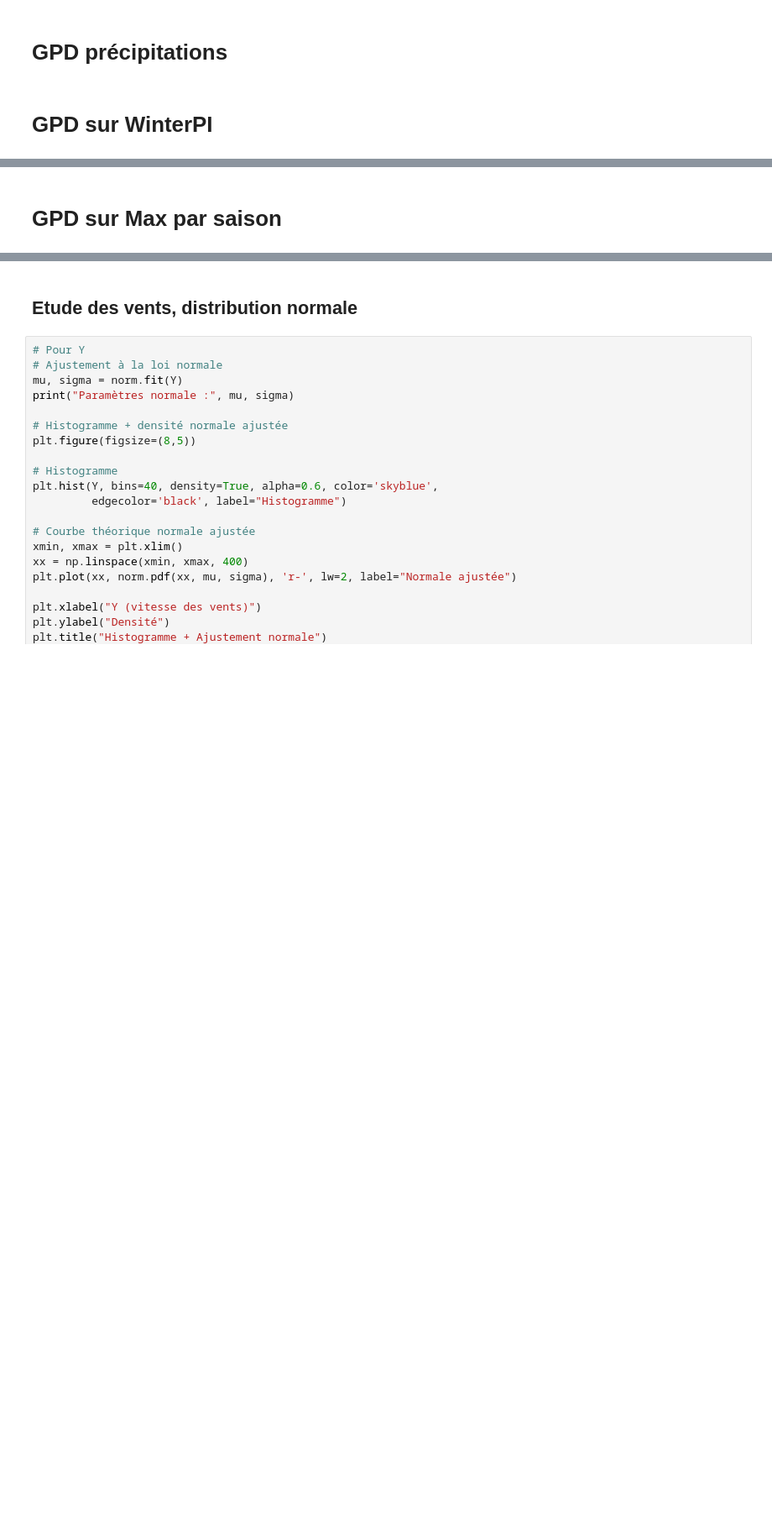
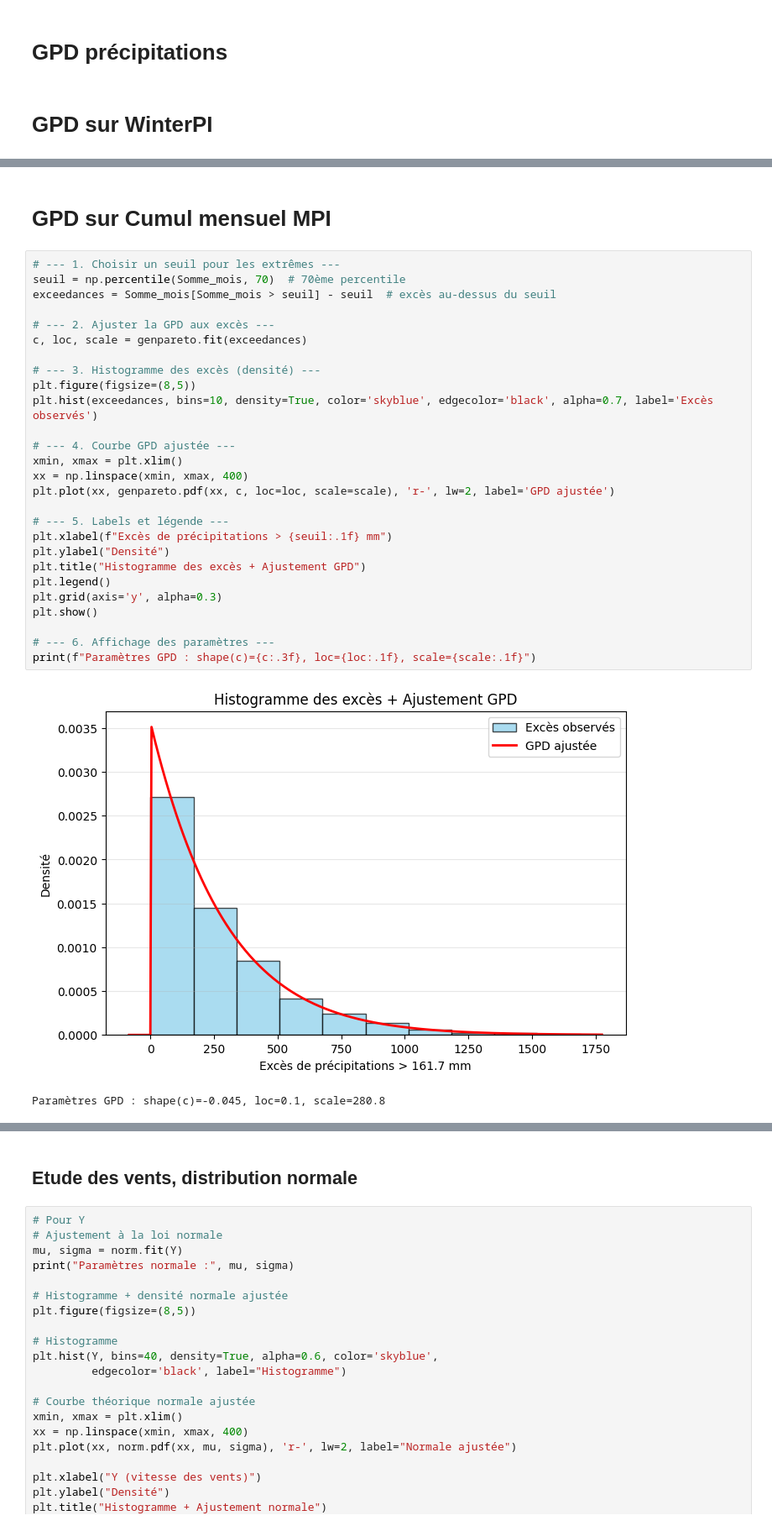
Before and after one commit to Faza20-lab/Projet_stats, a Jupyter notebook: Projet_stats.ipynb, the cells around one changed output, grey strips where cells are left out. Shown: that part at 84% size. Drawn from its saved outputs; the diff is of its cells as text; blank space fills up the shorter version.

```diff
--- a/Projet_stats.ipynb
+++ b/Projet_stats.ipynb
@@ -551,2 +566,32 @@ print("AIC =", AIC_norm)
 # %% [markdown]
-# GPD sur Max par saison
+# GPD sur Cumul mensuel MPI
+# %%
+# --- 1. Choisir un seuil pour les extrêmes ---
+seuil = np.percentile(Somme_mois, 70)  # 70ème percentile
+exceedances = Somme_mois[Somme_mois > seuil] - seuil  # excès au-dessus du seuil
+
+# --- 2. Ajuster la GPD aux excès ---
+c, loc, scale = genpareto.fit(exceedances)
+
+# --- 3. Histogramme des excès (densité) ---
+plt.figure(figsize=(8,5))
+plt.hist(exceedances, bins=10, density=True, color='skyblue', edgecolor='black', alpha=0.7, label='Excès observés')
+
+# --- 4. Courbe GPD ajustée ---
+xmin, xmax = plt.xlim()
+xx = np.linspace(xmin, xmax, 400)
+plt.plot(xx, genpareto.pdf(xx, c, loc=loc, scale=scale), 'r-', lw=2, label='GPD ajustée')
+
+# --- 5. Labels et légende ---
+plt.xlabel(f"Excès de précipitations > {seuil:.1f} mm")
+plt.ylabel("Densité")
+plt.title("Histogramme des excès + Ajustement GPD")
+plt.legend()
+plt.grid(axis='y', alpha=0.3)
+plt.show()
+
+# --- 6. Affichage des paramètres ---
+print(f"Paramètres GPD : shape(c)={c:.3f}, loc={loc:.1f}, scale={scale:.1f}")
+# %% [output]
+[figure, added]
+Paramètres GPD : shape(c)=-0.045, loc=0.1, scale=280.8
```
Also changed, not shown: parts of 9 cells of this notebook.
